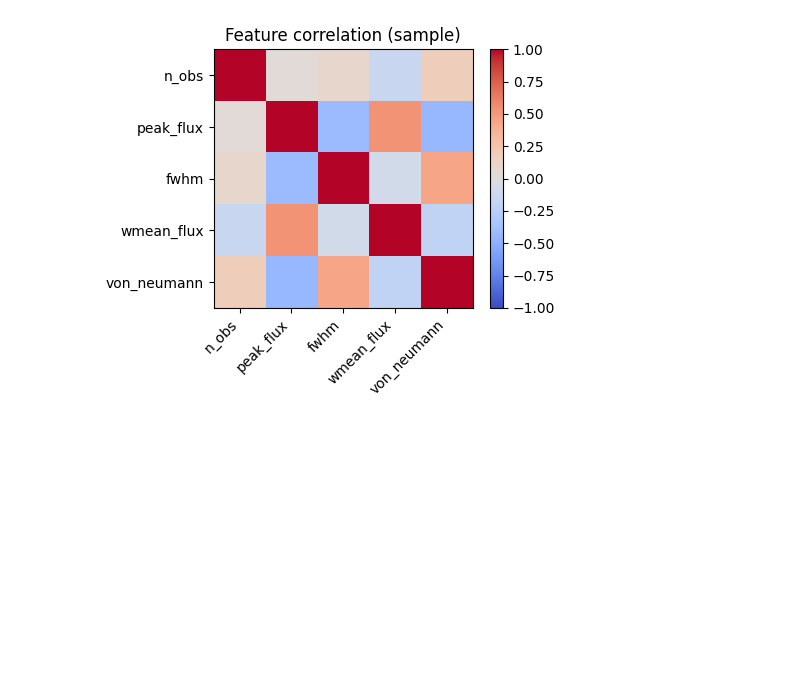
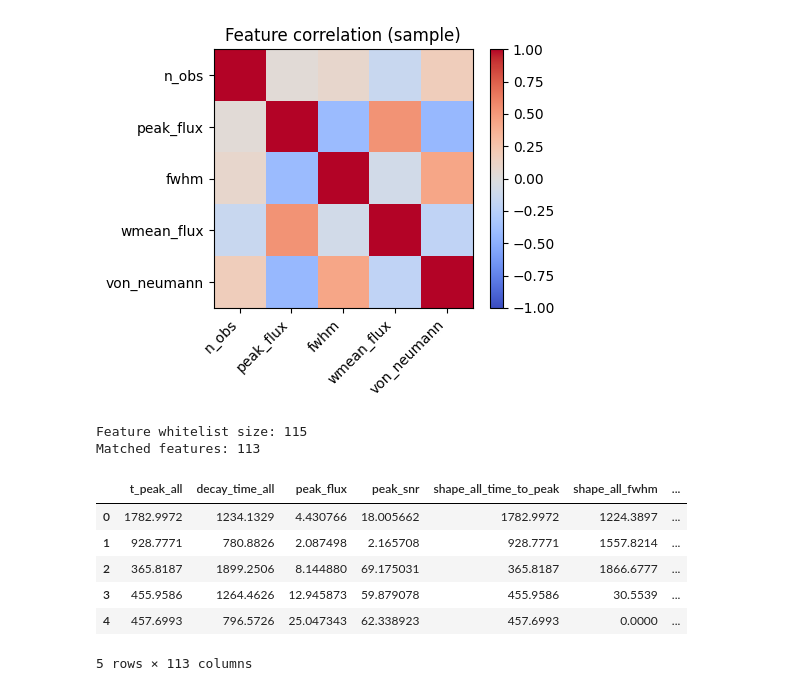
Before and after one commit to FlexonaFFt/MLKaggleTasks, a Jupyter notebook: AstronomicalClassification/datainform.ipynb, the cells around one changed output. Cells and saved outputs as stored; diff of their text form; code cells hidden in the pictures; blank space fills up the shorter version.

```diff
--- a/AstronomicalClassification/datainform.ipynb
+++ b/AstronomicalClassification/datainform.ipynb
@@ -396,3 +396,58 @@ plt.show()
 [figure]
 [figure]
 [figure]
+# %%
+# Step Five: compact feature set (for training pipeline)
+feature_df = globals().get("feature_df")
+# This builds a recommended whitelist based on the feature names used in pipeline.ipynb.
+
+FILTERS = ['u','g','r','i','z','y']
+
+# Core per-object features
+core = [
+    't_peak_all', 'decay_time_all', 'peak_flux', 'peak_snr',
+    'shape_all_time_to_peak', 'shape_all_fwhm', 'shape_all_rise_time_50',
+    'shape_all_fall_time_50', 'shape_all_asym_50',
+    'decay_slope', 'decay_r2',
+    'var_all_stetson_j', 'var_all_stetson_k', 'var_all_vonneumann',
+    'flux_all_mad', 'flux_all_iqr',
+    'flux_all_wmean', 'flux_all_wstd',
+    'cadence_span', 'cadence_gap_median', 'cadence_gap_p90',
+]
+
+# Per-filter features
+per_filter = []
+for f in FILTERS:
+    per_filter += [
+        f'flux_{f}_mean', f'flux_{f}_std', f'flux_{f}_mad', f'flux_{f}_iqr',
+        f'flux_{f}_wmean', f'flux_{f}_wstd',
+        f'shape_{f}_time_to_peak', f'shape_{f}_fwhm',
+        f'shape_{f}_rise_time_50', f'shape_{f}_fall_time_50', f'shape_{f}_asym_50',
+        f'var_{f}_stetson_j', f'var_{f}_stetson_k', f'var_{f}_vonneumann',
+    ]
+
+# Color features
+colors = []
+for a, b in [('g','r'),('r','i'),('i','z'),('u','g'),('z','y')]:
+    colors.append(f'color_{a}_{b}')
+    colors.append(f'color_{a}_{b}_slope')
+
+FEATURE_WHITELIST = core + per_filter + colors
+print('Feature whitelist size:', len(FEATURE_WHITELIST))
+
+# If you already computed a feature matrix as feature_df, you can filter it:
+if feature_df is not None:
+    keep = [c for c in FEATURE_WHITELIST if c in feature_df.columns]
+    print('Matched features:', len(keep))
+    feature_df_compact = feature_df[keep].copy()
+    display(feature_df_compact.head())
+# %% [output]
+Feature whitelist size: 115
+Matched features: 113
+|  | t_peak_all | decay_time_all | peak_flux | peak_snr | shape_all_time_to_peak | shape_all_fwhm | ... |
+| 0 | 1782.9972 | 1234.1329 | 4.430766 | 18.005662 | 1782.9972 | 1224.3897 | ... |
+| 1 | 928.7771 | 780.8826 | 2.087498 | 2.165708 | 928.7771 | 1557.8214 | ... |
+| 2 | 365.8187 | 1899.2506 | 8.144880 | 69.175031 | 365.8187 | 1866.6777 | ... |
+| 3 | 455.9586 | 1264.4626 | 12.945873 | 59.879078 | 455.9586 | 30.5539 | ... |
+| 4 | 457.6993 | 796.5726 | 25.047343 | 62.338923 | 457.6993 | 0.0000 | ... |
+5 rows × 113 columns
```
